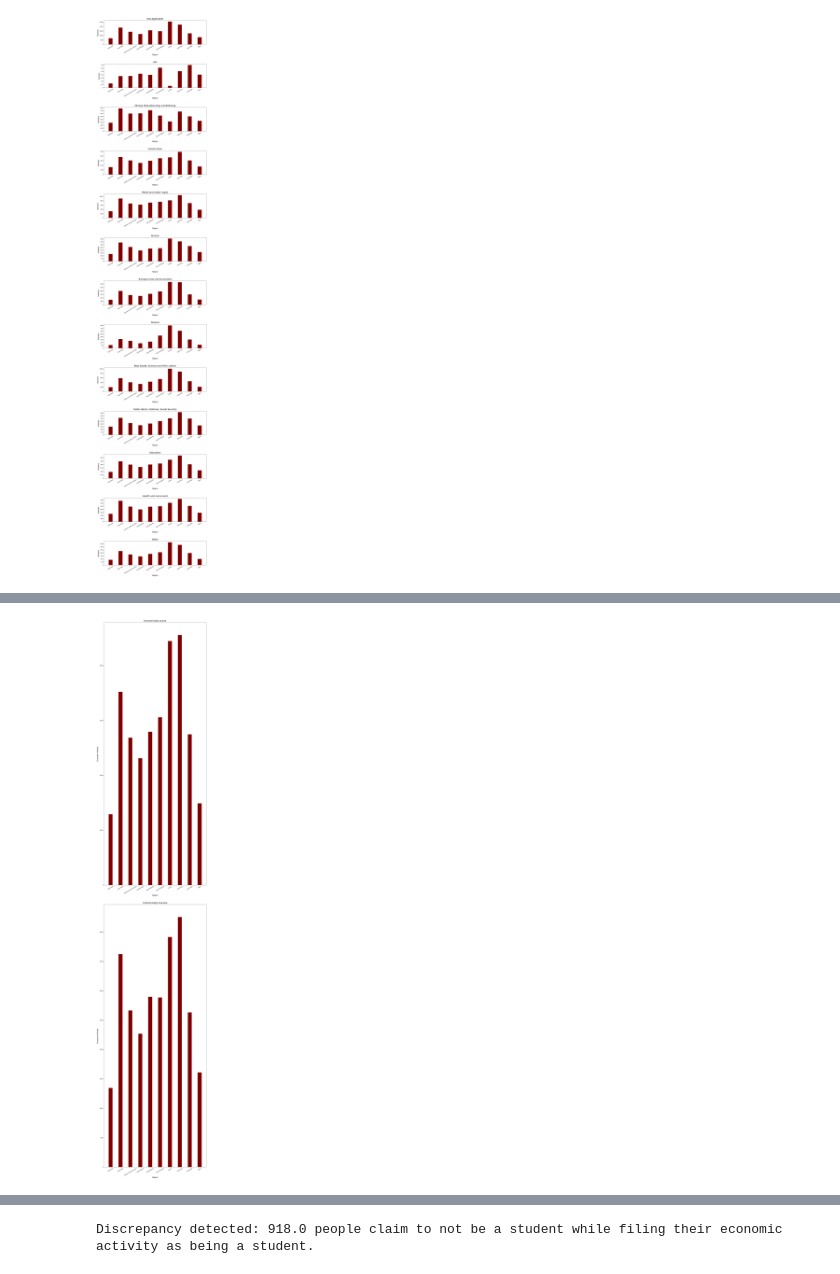
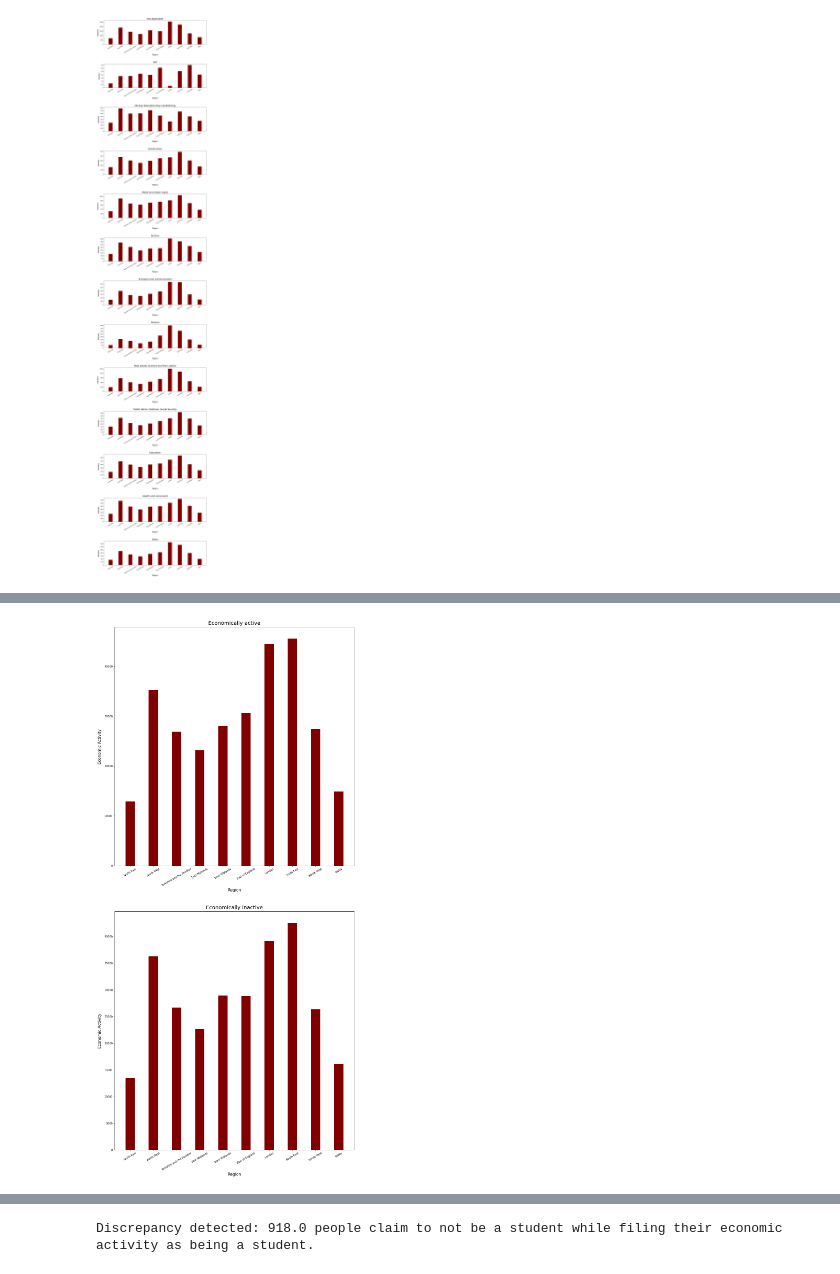
Before and after one commit to b0mbastik/PythonP2, a Jupyter notebook: analysis.ipynb, the cells around one changed output, grey strips where cells are left out. Saved outputs shown, nothing was run; the diff lists cells and outputs as text; code cells hidden in the pictures.

```diff
--- a/analysis.ipynb
+++ b/analysis.ipynb
@@ -95,12 +95,12 @@ rg.get_table_bar_chart(dt, "Occupation", "Approximated Social Grade")
 # %%
 dt = gt.getTable(df, vf, "Region", "Economic Activity")
 dt2 = pd.DataFrame()
 dt2.insert(0, "Economically active", dt.drop(['Not Applicable', 'Retired', 'Student', 'Looking after home', 'Disabled', 'Other'], axis=1).sum(axis=1).tolist(), True)
 dt2.insert(1, "Economically inactive", dt.drop(['Employee', 'Self-Employed', 'Unemployed', 'Full-time student'], axis=1).sum(axis=1).tolist(), True)
 dt2 = dt2.set_index(vf["Region"].dropna())
-rg.get_table_bar_chart(dt2, "Region", "Economic Activity")
+rg.get_table_bar_chart(dt2, "Region", "Economic Activity", 15, 30)
 # %% [output]
-[figure, old version]
+[figure, new version]
 # %%
 dt = gt.getTable(df, vf, "Age", "Economic Activity")
 dt2 = pd.DataFrame()
```
Also changed, not shown: parts of 3 cells of this notebook, 1 other file.
